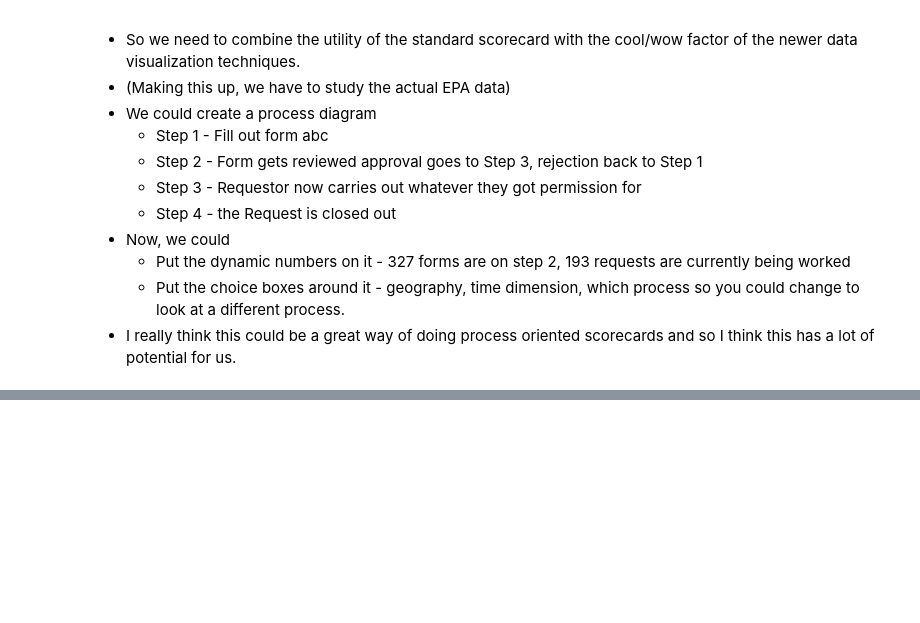
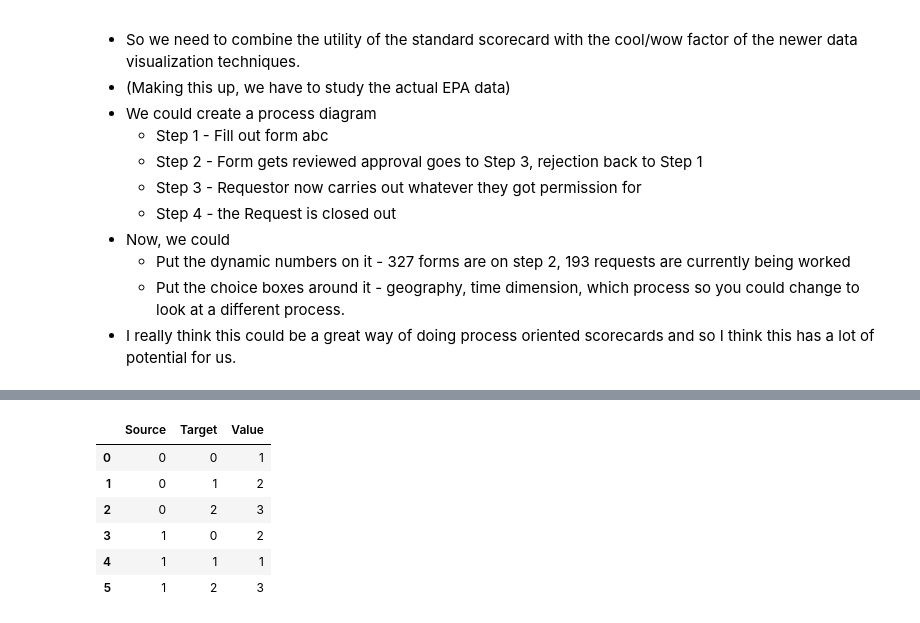
Before and after one commit to mickarchitect/hack-visualization, a Jupyter notebook: VisualizationNotes.ipynb, the cells around one changed output, grey strips where cells are left out. Saved outputs shown, nothing was run; the diff lists cells and outputs as text; code cells hidden in the pictures; blank space fills up the shorter version.

```diff
--- a/VisualizationNotes.ipynb
+++ b/VisualizationNotes.ipynb
@@ -123,0 +138,11 @@
+# %%
+df = pd.read_csv("test_sankey1.csv")
+df
+# %% [output]
+|  | Source | Target | Value |
+| 0 | 0 | 0 | 1 |
+| 1 | 0 | 1 | 2 |
+| 2 | 0 | 2 | 3 |
+| 3 | 1 | 0 | 2 |
+| 4 | 1 | 1 | 1 |
+| 5 | 1 | 2 | 3 |
```
Also changed, not shown: parts of 6 cells of this notebook, 3 other files.
